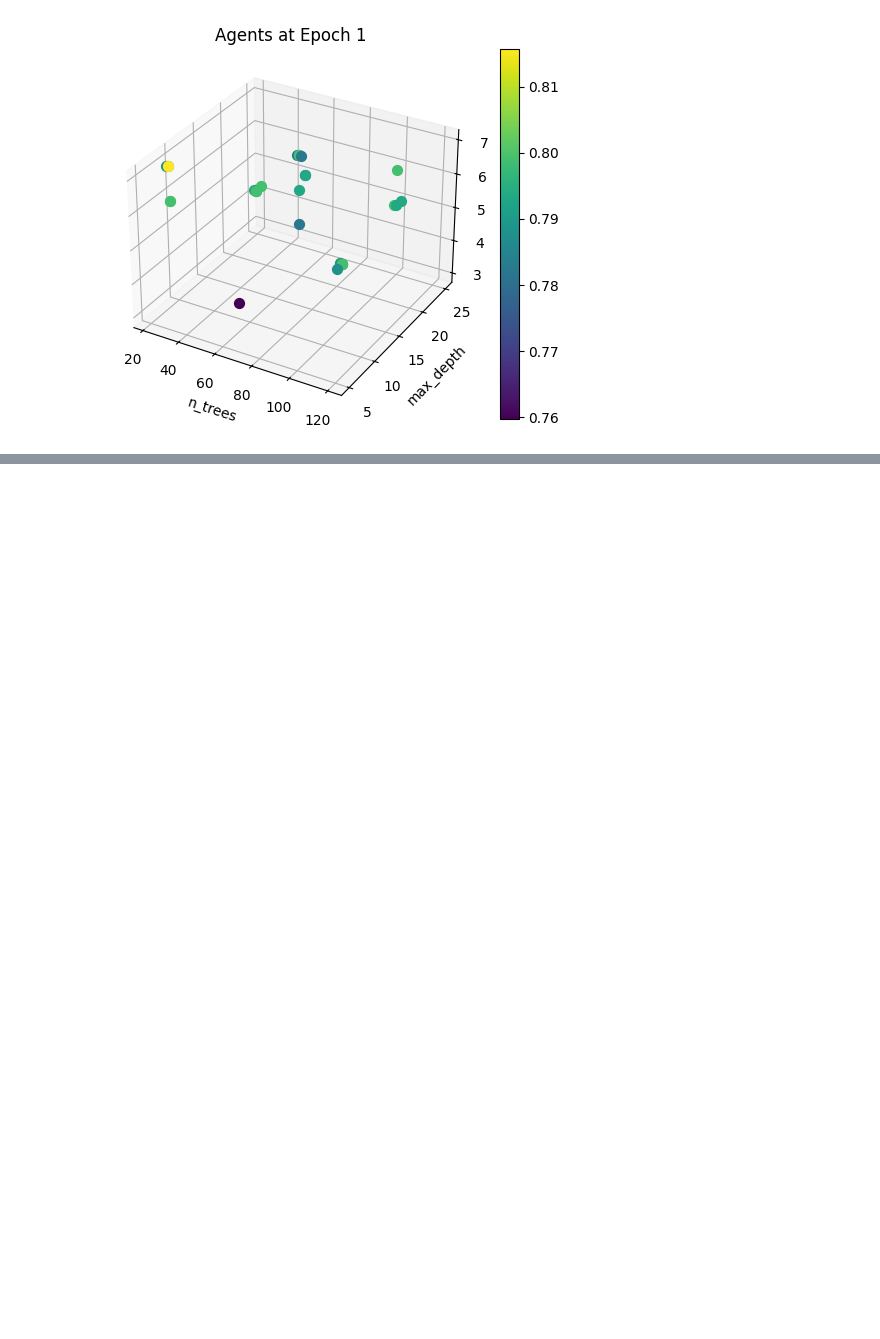
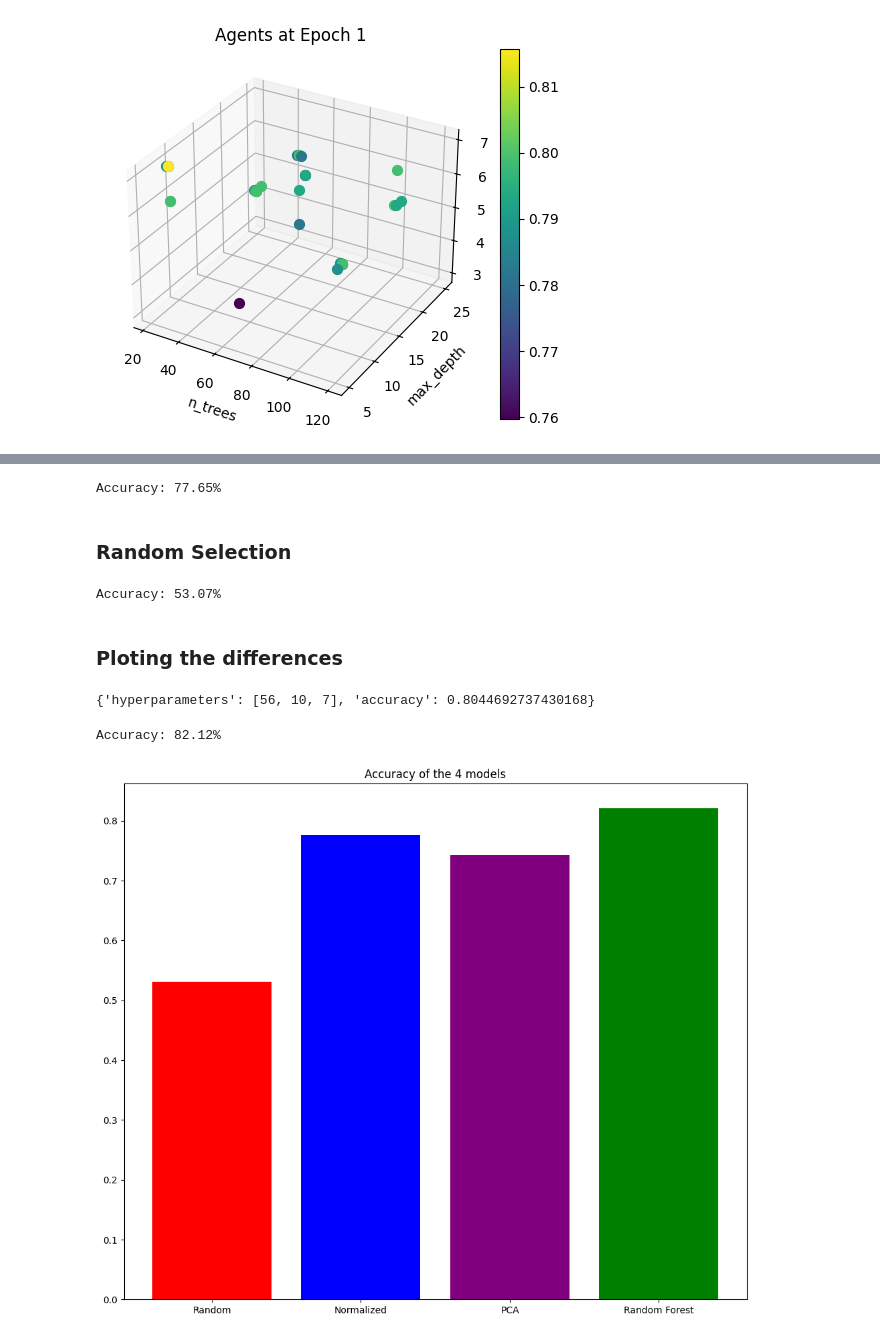
Before and after one commit to ArthurrMrv/RandomForestFromScratch, a Jupyter notebook: Statistics.ipynb, the cells around one changed output, grey strips where cells are left out. Saved outputs shown, nothing was run; the diff lists cells and outputs as text; code cells hidden in the pictures; blank space fills up the shorter version.

```diff
--- a/Statistics.ipynb
+++ b/Statistics.ipynb
@@ -830,0 +937,12 @@ KeyboardInterrupt:
+# %%
+X_train, X_test, y_train, y_test = train_test_split(df.drop(['PassengerId', 'Survived'], axis=1), df['Survived'], test_size=0.2, random_state=42)
+
+model = LogisticRegression()
+model.fit(X_train, y_train)
+predictions = model.predict(X_test)
+accuracyNorm = accuracy_score(y_test, predictions)
+print(f"Accuracy: {accuracyNorm * 100:.2f}%")
+# %% [output]
+Accuracy: 77.65%
+# %% [markdown]
+### Random Selection
@@ -830,0 +951,9 @@ KeyboardInterrupt:
+# %%
+X_train, X_test, y_train, y_test = train_test_split(df.drop(['PassengerId', 'Survived'], axis=1), df['Survived'], test_size=0.2, random_state=42)
+predictions = np.random.randint(0, 2, len(y_test))
+accuracyRand = accuracy_score(y_test, predictions)
+print(f"Accuracy: {accuracyRand * 100:.2f}%")
+# %% [output]
+Accuracy: 53.07%
+# %% [markdown]
+### Ploting the differences
@@ -830,0 +962,39 @@ KeyboardInterrupt:
+# %%
+df = pd.read_csv('data/titanic_cleaned.csv')
+df['class'] = df['1st_class'] + df['2nd_class'] * 2 + df['3rd_class'] * 3
+df.drop(['1st_class', '2nd_class', '3rd_class'], axis=1, inplace=True)
+df["Embarked"] = df["Embarked_S"] + df["Embarked_C"] * 2 + df["Embarked_Q"] * 3
+df.drop(['Embarked_S', 'Embarked_C', 'Embarked_Q'], axis=1, inplace=True)
+# %%
+# Select the best accuracy from a given json file
+jsonFile = 'models/2024-05-22_20-31-42/best_agents.json'
+best_agents = json.load(open(jsonFile, 'r'))
+best_agent = max(best_agents, key=lambda x: x['accuracy'])
+best_agent
+# %% [output]
+{'hyperparameters': [56, 10, 7], 'accuracy': 0.8044692737430168}
+# %%
+X_train, X_test, y_train, y_test = train_test_split(df.drop(['PassengerId', 'Survived'], axis=1), df['Survived'], test_size=0.2, random_state=42)
+X_train, X_test = X_train.values, X_test.values
+y_train, y_test = y_train.values, y_test.values
+# train a random forest model on the original data
+forest = RandomForest(*best_agent['hyperparameters'])
+forest.fit(X_train, y_train)
+predictions = forest.predict(X_test)
+accuracyOriginal = accuracy_score(y_test, predictions)
+print(f"Accuracy: {accuracyOriginal * 100:.2f}%")
+# %% [output]
+Accuracy: 82.12%
+# %%
+# plot the accuracies of the 4 models
+fig = plt.figure(figsize=(12, 10))
+ax = fig.add_subplot(111)
+plt.title('Accuracy of the 4 models')
+ax.bar(['Random', 'Normalized', 'PCA', 'Random Forest'], [accuracyRand, accuracyNorm, accuracyPCA, accuracyOriginal], color=['red', 'blue', 'purple', 'green'])
+# Explicityly display the accuracy on top of the bars
+for i, v in enumerate([accuracyRand, accuracyNorm, accuracyPCA, accuracyOriginal]):
+    ax.text(i, v, f"{v*100:.2f}%", ha='center', va='bottom')
+
+plt.show()
+# %% [output]
+[figure, added]
```
Also changed, not shown: parts of 19 cells of this notebook, 1 other file.
